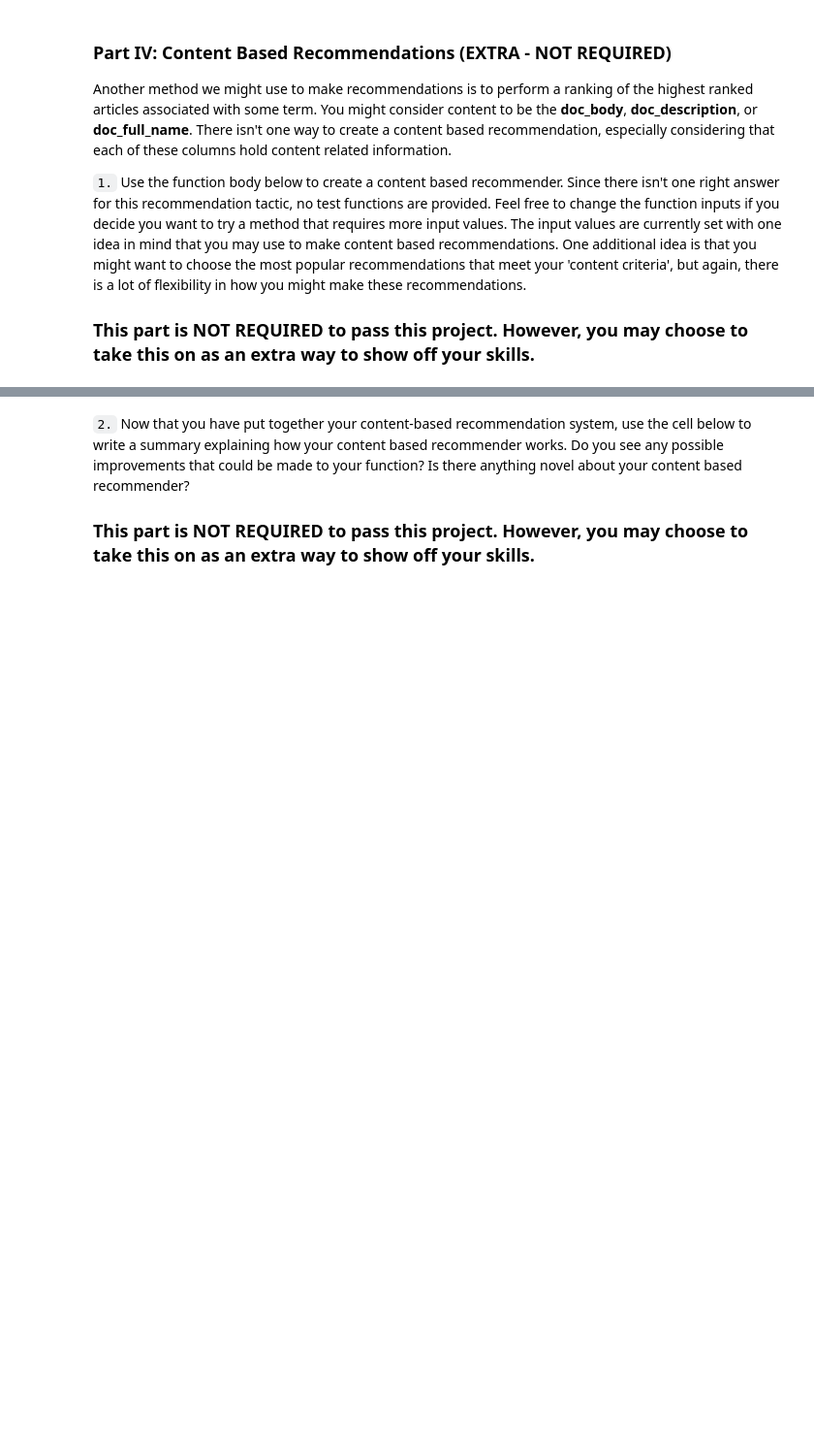
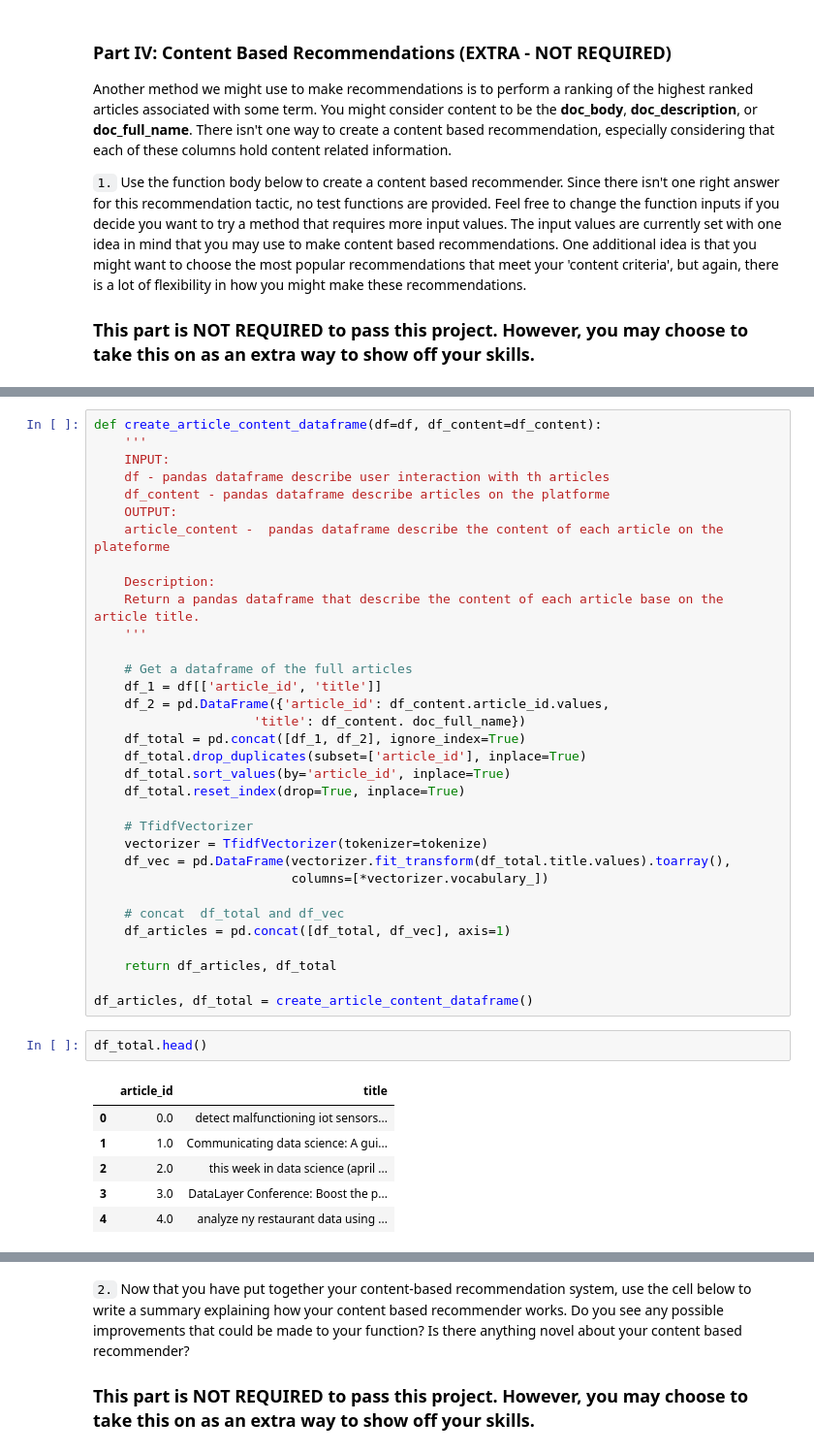
Before and after one commit to Jaouadeddadsi/Recommendations-Engines-with-IBM, a Jupyter notebook: Recommendations_with_IBM.ipynb, the cells around one changed output, grey strips where cells are left out. Shown: that part at 97% size. Drawn from its saved outputs; the diff is of its cells as text; blank space fills up the shorter version.

```diff
--- a/Recommendations_with_IBM.ipynb
+++ b/Recommendations_with_IBM.ipynb
@@ -657,0 +702,42 @@ def make_content_recs():
+# %%
+def create_article_content_dataframe(df=df, df_content=df_content):
+    '''
+    INPUT:
+    df - pandas dataframe describe user interaction with th articles
+    df_content - pandas dataframe describe articles on the platforme
+    OUTPUT:
+    article_content -  pandas dataframe describe the content of each article on the plateforme
+
+    Description:
+    Return a pandas dataframe that describe the content of each article base on the article title.
+    '''
+
+    # Get a dataframe of the full articles
+    df_1 = df[['article_id', 'title']]
+    df_2 = pd.DataFrame({'article_id': df_content.article_id.values,
+                     'title': df_content. doc_full_name})
+    df_total = pd.concat([df_1, df_2], ignore_index=True)
+    df_total.drop_duplicates(subset=['article_id'], inplace=True)
+    df_total.sort_values(by='article_id', inplace=True)
+    df_total.reset_index(drop=True, inplace=True)
+
+    # TfidfVectorizer
+    vectorizer = TfidfVectorizer(tokenizer=tokenize)
+    df_vec = pd.DataFrame(vectorizer.fit_transform(df_total.title.values).toarray(),
+                          columns=[*vectorizer.vocabulary_])
+
+    # concat  df_total and df_vec
+    df_articles = pd.concat([df_total, df_vec], axis=1)
+
+    return df_articles, df_total
+
+df_articles, df_total = create_article_content_dataframe()
+# %%
+df_total.head()
+# %% [output]
+|  | article_id | title |
+| 0 | 0.0 | detect malfunctioning iot sensors... |
+| 1 | 1.0 | Communicating data science: A gui... |
+| 2 | 2.0 | this week in data science (april ... |
+| 3 | 3.0 | DataLayer Conference: Boost the p... |
+| 4 | 4.0 | analyze ny restaurant data using ... |
```
Also changed, not shown: parts of 8 cells of this notebook.
